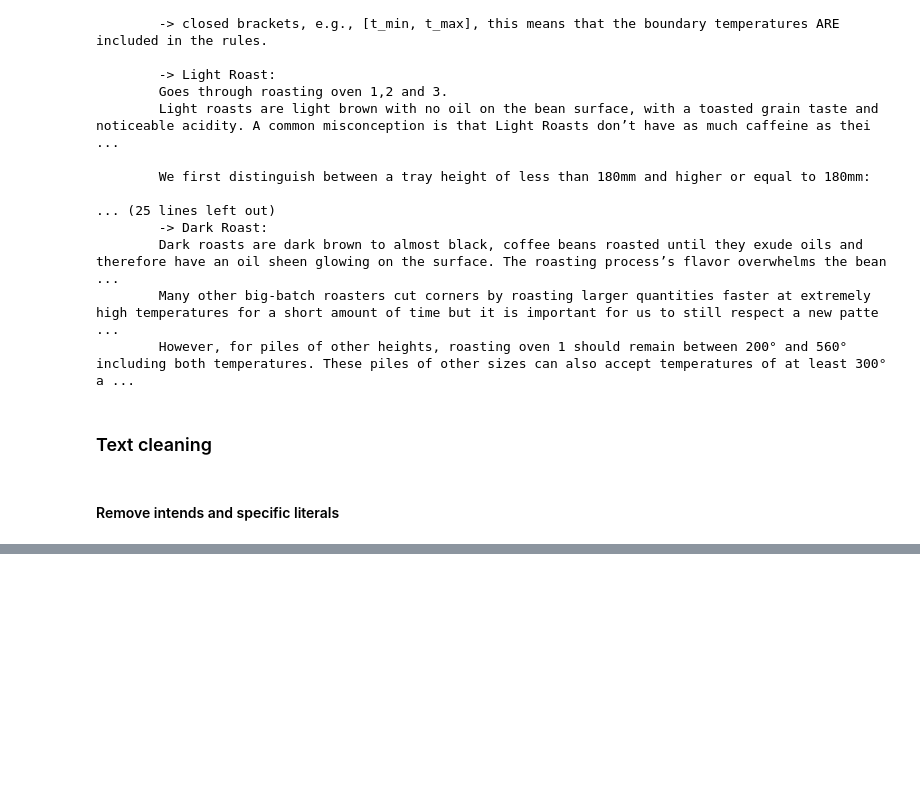
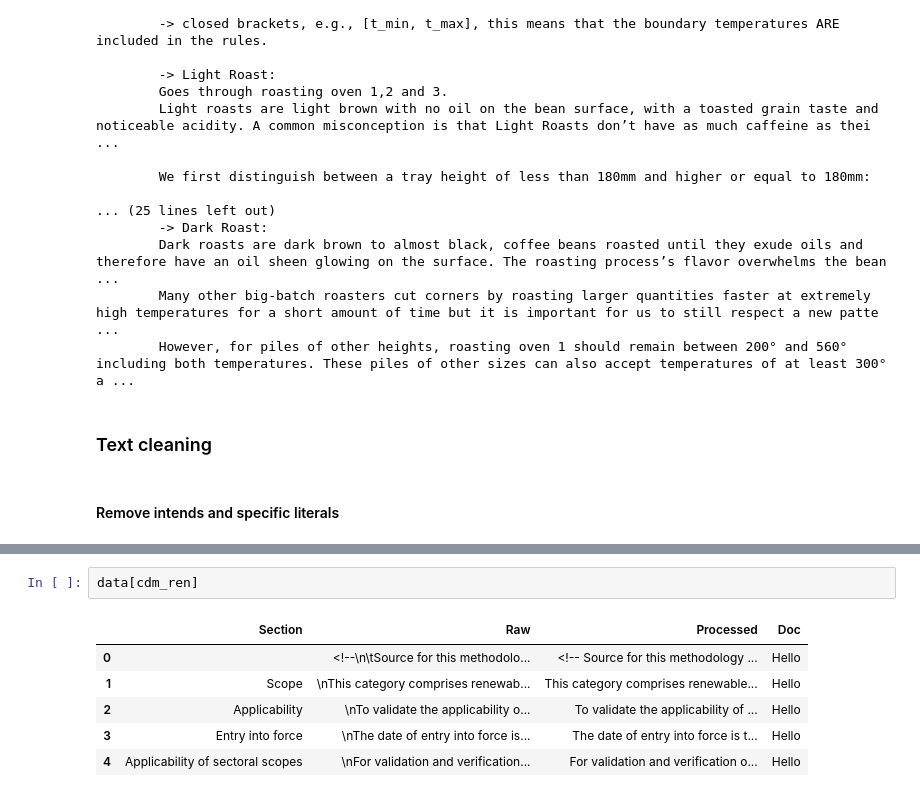
Before and after one commit to holzhauerL/nlp-rule-extraction, a Jupyter notebook: notebooks/pipeline.ipynb, the cells around one changed output, grey strips where cells are left out. Drawn from its saved outputs; the diff is of its cells as text; blank space fills up the shorter version.

```diff
--- a/notebooks/pipeline.ipynb
+++ b/notebooks/pipeline.ipynb
@@ -68 +167,10 @@ For better understanding, we describe temperature rules with boundary temperatur
+# %%
+data[cdm_ren]
+# %% [output]
+|  | Section | Raw | Processed | Doc |
+| 0 |  | <!--\n\tSource for this methodolo... | <!-- Source for this methodology ... | Hello |
+| 1 | Scope | \nThis category comprises renewab... | This category comprises renewable... | Hello |
+| 2 | Applicability | \nTo validate the applicability o... | To validate the applicability of ... | Hello |
+| 3 | Entry into force | \nThe date of entry into force is... | The date of entry into force is t... | Hello |
+| 4 | Applicability of sectoral scopes | \nFor validation and verification... | For validation and verification o... | Hello |
 # %%
```
Also changed, not shown: parts of 16 cells of this notebook, 2 other files.
